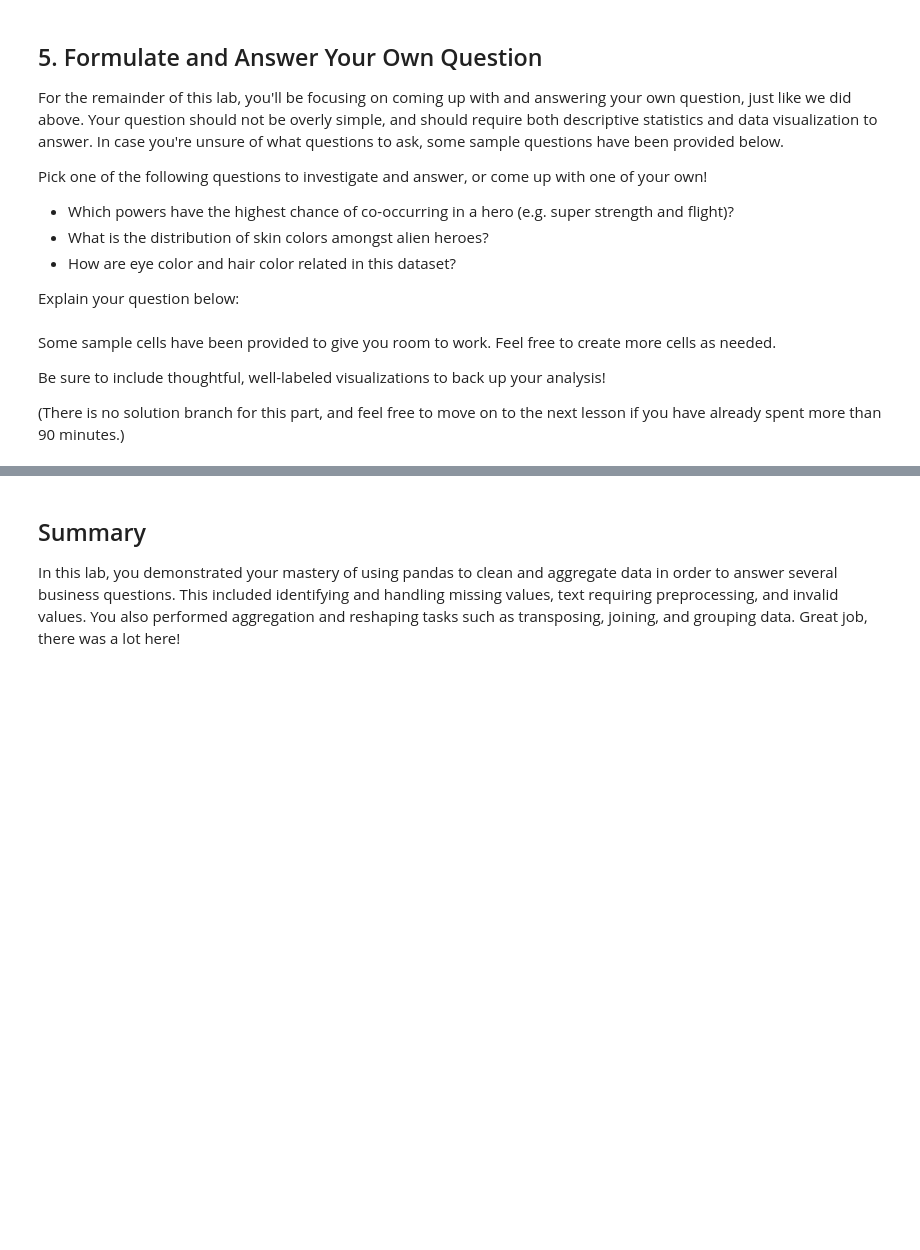
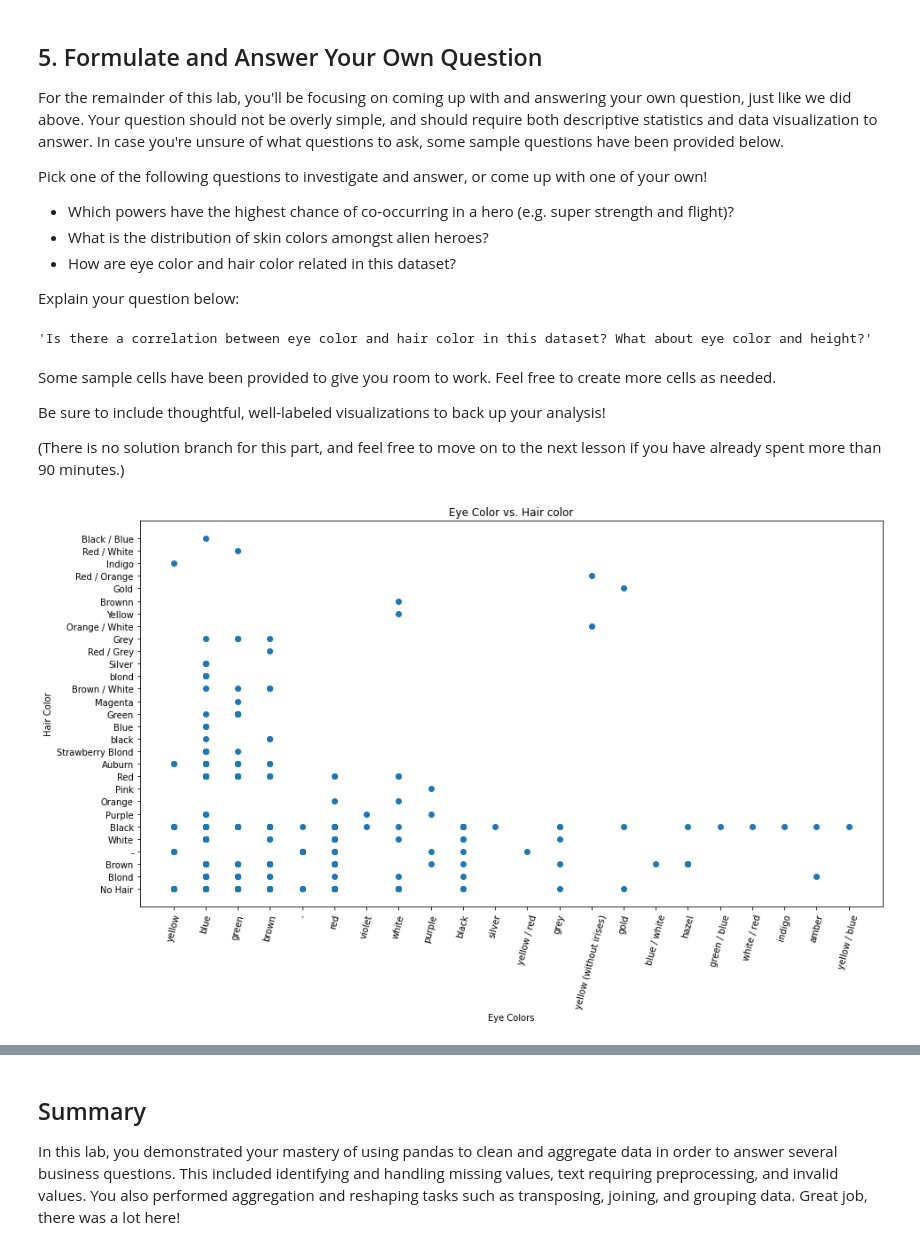
Before and after one commit to smashley-eakland/dsc-pandas-data-cleaning-lab, a Jupyter notebook: index.ipynb, the cells around one changed output, grey strips where cells are left out. Saved outputs shown, nothing was run; the diff lists cells and outputs as text; code cells hidden in the pictures; blank space fills up the shorter version.

```diff
--- a/index.ipynb
+++ b/index.ipynb
@@ -800,6 +794,23 @@ None
+# %%
+# Replace None with appropriate text:
+"""Is there a correlation between eye color and hair color in this dataset? What about eye color and height?"""
+# %% [output]
+'Is there a correlation between eye color and hair color in this dataset? What about eye color and height?'
 # %% [markdown]
 Some sample cells have been provided to give you room to work. Feel free to create more cells as needed.
 
 Be sure to include thoughtful, well-labeled visualizations to back up your analysis!
 
 (There is no solution branch for this part, and feel free to move on to the next lesson if you have already spent more than 90 minutes.)
+# %%
+fig, ax = plt.subplots(figsize=(15,8))
+eye_color = question_2_df['Eye color']
+superpower = question_2_df['Hair color']
+
+ax.scatter(eye_color,superpower)
+ax.set_title("Eye Color vs. Hair color")
+ax.set_xlabel("Eye Colors")
+ax.set_ylabel("Hair Color")
+plt.xticks(rotation=75);
+# %% [output]
+[figure, added]
```
Also changed, not shown: parts of 6 cells of this notebook.
